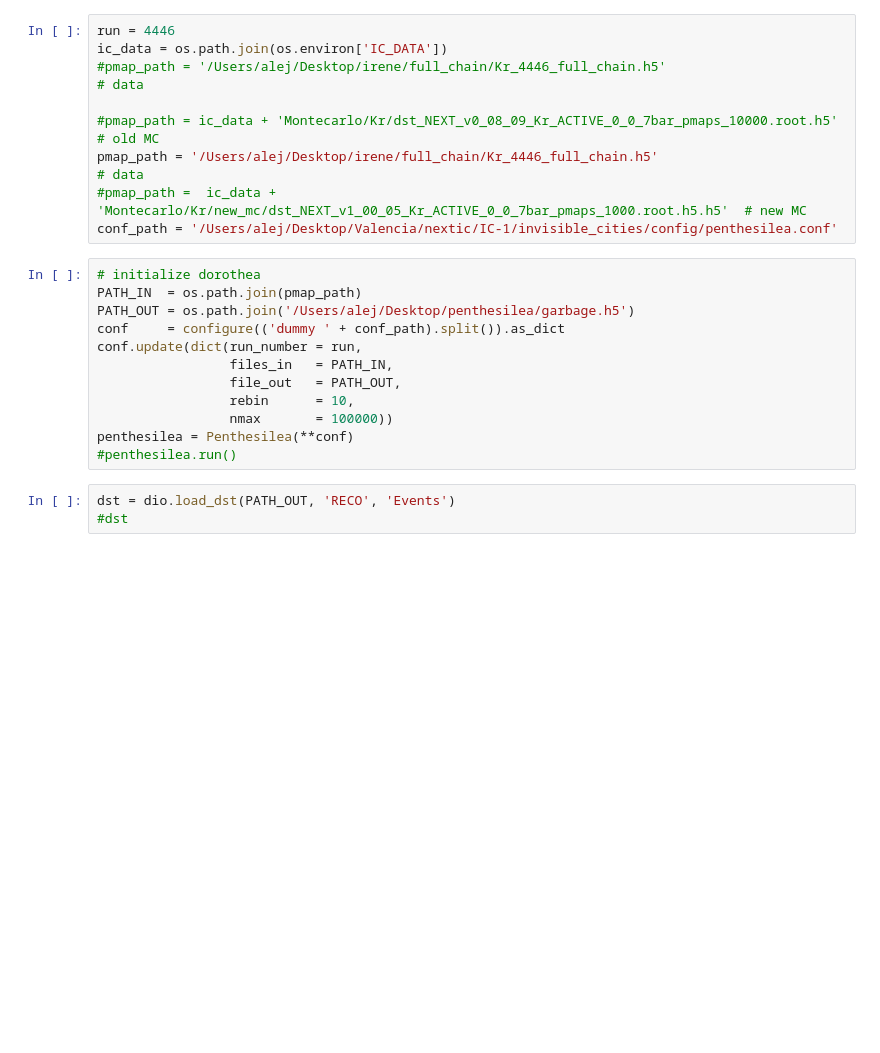
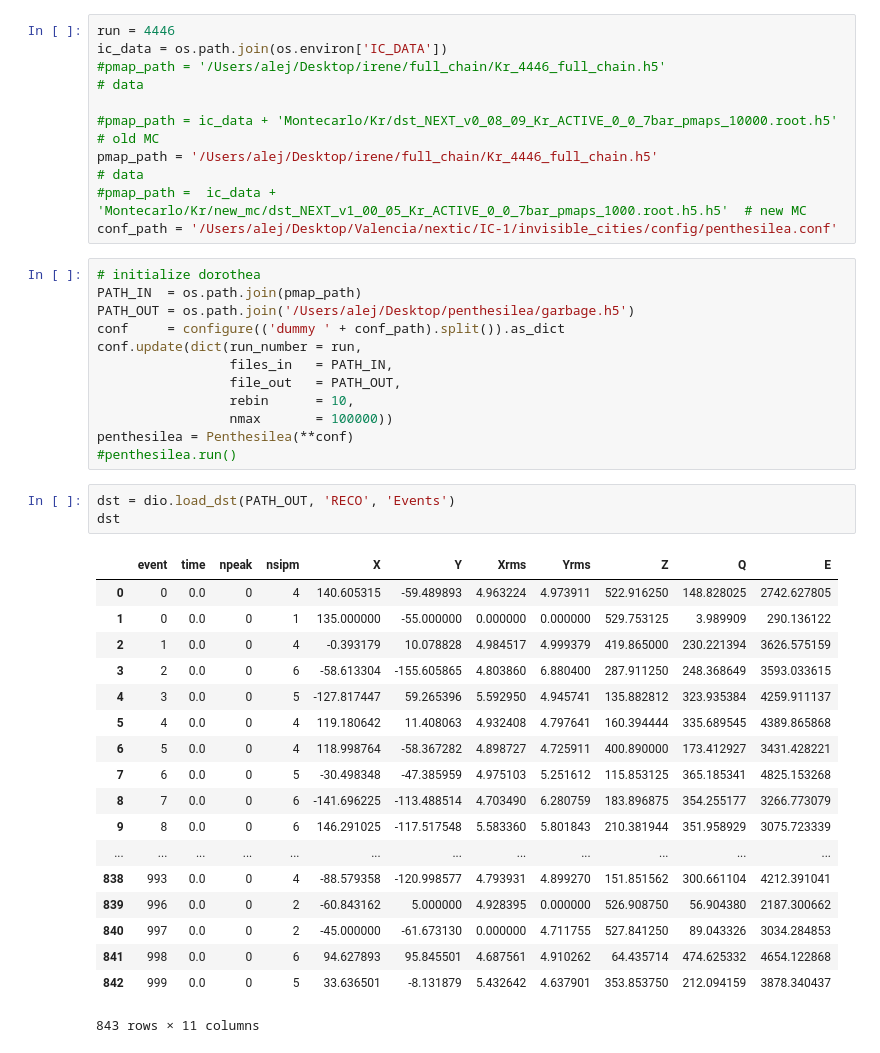
Before and after one commit to abotas/ICARO, a Jupyter notebook: icaro/marco_polo/penthesilea_monitor_Kr_4446_ab.ipynb, the cells around one changed output. Drawn from its saved outputs; the diff is of its cells as text; blank space fills up the shorter version.

```diff
--- a/icaro/marco_polo/penthesilea_monitor_Kr_4446_ab.ipynb
+++ b/icaro/marco_polo/penthesilea_monitor_Kr_4446_ab.ipynb
@@ -33,7 +33,26 @@ penthesilea = Penthesilea(**conf)
 #penthesilea.run()
 # %%
 dst = dio.load_dst(PATH_OUT, 'RECO', 'Events')
-#dst
+dst
+# %% [output]
+|  | event | time | npeak | nsipm | X | Y | Xrms | Yrms | Z | Q | E |
+| 0 | 0 | 0.0 | 0 | 4 | 140.605315 | -59.489893 | 4.963224 | 4.973911 | 522.916250 | 148.828025 | 2742.627805 |
+| 1 | 0 | 0.0 | 0 | 1 | 135.000000 | -55.000000 | 0.000000 | 0.000000 | 529.753125 | 3.989909 | 290.136122 |
+| 2 | 1 | 0.0 | 0 | 4 | -0.393179 | 10.078828 | 4.984517 | 4.999379 | 419.865000 | 230.221394 | 3626.575159 |
+| 3 | 2 | 0.0 | 0 | 6 | -58.613304 | -155.605865 | 4.803860 | 6.880400 | 287.911250 | 248.368649 | 3593.033615 |
+| 4 | 3 | 0.0 | 0 | 5 | -127.817447 | 59.265396 | 5.592950 | 4.945741 | 135.882812 | 323.935384 | 4259.911137 |
+| 5 | 4 | 0.0 | 0 | 4 | 119.180642 | 11.408063 | 4.932408 | 4.797641 | 160.394444 | 335.689545 | 4389.865868 |
+| 6 | 5 | 0.0 | 0 | 4 | 118.998764 | -58.367282 | 4.898727 | 4.725911 | 400.890000 | 173.412927 | 3431.428221 |
+| 7 | 6 | 0.0 | 0 | 5 | -30.498348 | -47.385959 | 4.975103 | 5.251612 | 115.853125 | 365.185341 | 4825.153268 |
+| 8 | 7 | 0.0 | 0 | 6 | -141.696225 | -113.488514 | 4.703490 | 6.280759 | 183.896875 | 354.255177 | 3266.773079 |
+| 9 | 8 | 0.0 | 0 | 6 | 146.291025 | -117.517548 | 5.583360 | 5.801843 | 210.381944 | 351.958929 | 3075.723339 |
+| ... | ... | ... | ... | ... | ... | ... | ... | ... | ... | ... | ... |
+| 838 | 993 | 0.0 | 0 | 4 | -88.579358 | -120.998577 | 4.793931 | 4.899270 | 151.851562 | 300.661104 | 4212.391041 |
+| 839 | 996 | 0.0 | 0 | 2 | -60.843162 | 5.000000 | 4.928395 | 0.000000 | 526.908750 | 56.904380 | 2187.300662 |
+| 840 | 997 | 0.0 | 0 | 2 | -45.000000 | -61.673130 | 0.000000 | 4.711755 | 527.841250 | 89.043326 | 3034.284853 |
+| 841 | 998 | 0.0 | 0 | 6 | 94.627893 | 95.845501 | 4.687561 | 4.910262 | 64.435714 | 474.625332 | 4654.122868 |
+| 842 | 999 | 0.0 | 0 | 5 | 33.636501 | -8.131879 | 5.432642 | 4.637901 | 353.853750 | 212.094159 | 3878.340437 |
+843 rows × 11 columns
 # %%
 plt.figure(figsize=(20,4))
 subplot=131
```
Also changed, not shown: parts of 13 cells of this notebook, 4 other files.
